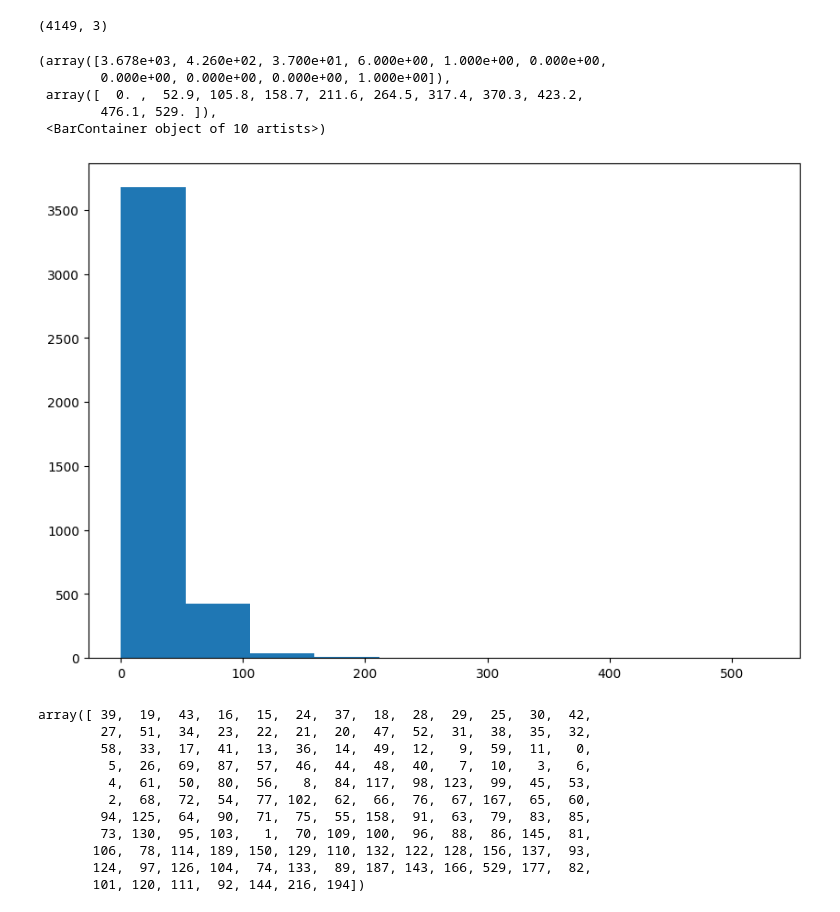
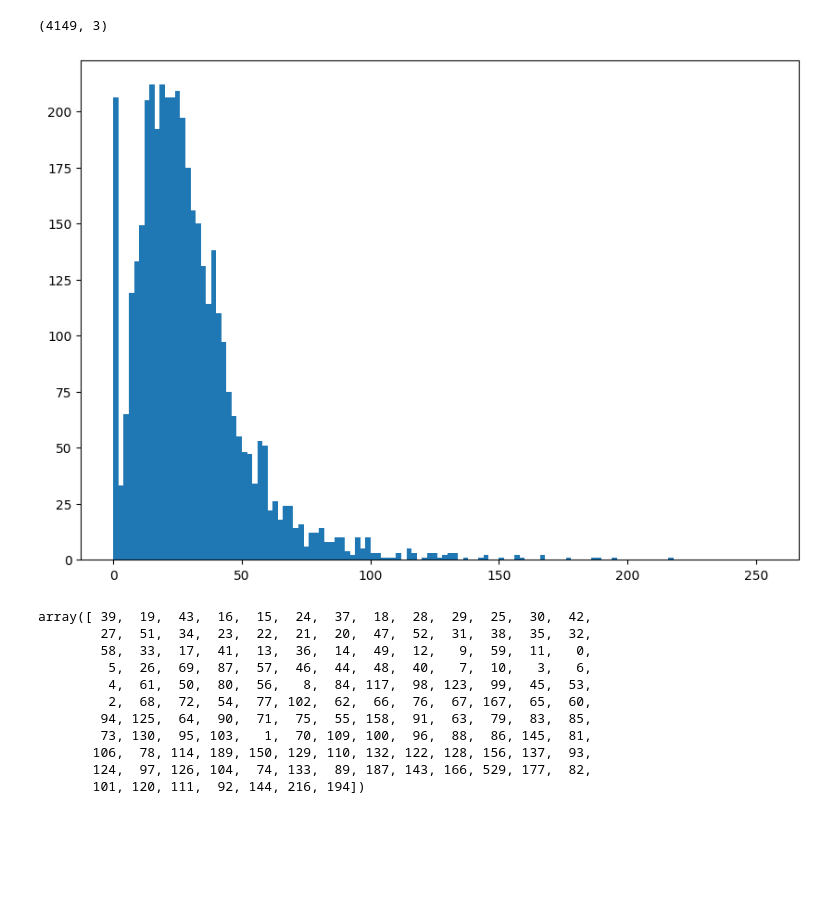
Before and after one commit to MohammedAborezka/RDI-project, a Jupyter notebook: sentence_analysis_camel.ipynb, the cells around one changed output. Drawn from its saved outputs; the diff is of its cells as text; code cells hidden in the pictures; blank space fills up the shorter version.

```diff
--- a/sentence_analysis_camel.ipynb
+++ b/sentence_analysis_camel.ipynb
@@ -41,7 +41,8 @@ for x,y in enumerate(df["word"]):
     senten.append(y)
     entities.append(df.iloc[x,1])
    elif y == ".":
-    sentence.append({"sentence": senten,"num_words": len(senten),"entities":entities})
+    full_senten = " ".join(senten)
+    sentence.append({"sentence": full_senten,"num_words": len(senten),"entities":entities})
     senten=[]
     entities = []
 # %%
@@ -96,14 +78,9 @@ df.shape
 (4149, 3)
 # %%
 fig, ax = plt.subplots(figsize =(10, 7))
-ax.hist(df.num_words)
+ax.hist(df.num_words,bins = range(0,256,2));
 # %% [output]
-(array([3.678e+03, 4.260e+02, 3.700e+01, 6.000e+00, 1.000e+00, 0.000e+00,
-        0.000e+00, 0.000e+00, 0.000e+00, 1.000e+00]),
- array([  0. ,  52.9, 105.8, 158.7, 211.6, 264.5, 317.4, 370.3, 423.2,
-        476.1, 529. ]),
- <BarContainer object of 10 artists>)
-[figure, old version]
+[figure, new version]
 # %%
 df.num_words.unique()
 # %% [output]
```
Also changed, not shown: parts of 12 cells of this notebook.
